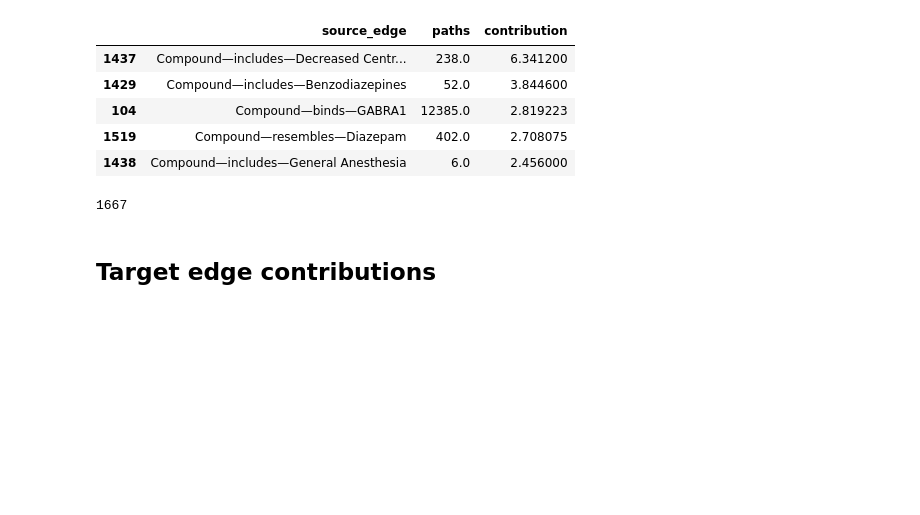
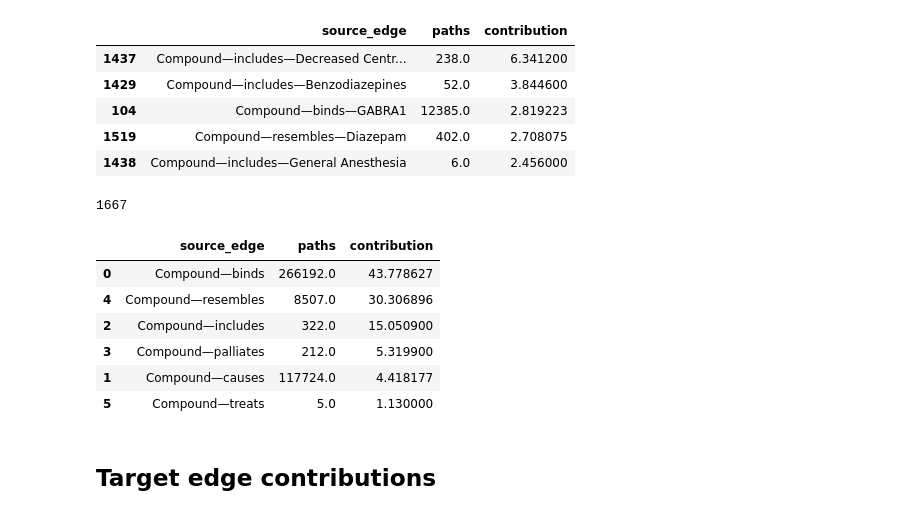
Before and after one commit to dhimmel/rephetio, a Jupyter notebook: epilepsy/3.contribution.ipynb, the cells around one changed output. Cells and saved outputs as stored; diff of their text form; code cells hidden in the pictures; blank space fills up the shorter version.

Commit message:
Epilepsy: Metapath and anatomy node contribution

```diff
--- a/epilepsy/3.contribution.ipynb
+++ b/epilepsy/3.contribution.ipynb
@@ -66,6 +84,22 @@ source_df.to_csv('data/source-edge-contributions.tsv', sep='\t', index=False, fl
 len(source_df)
 # %% [output]
 1667
+# %%
+# Source metaedge contributions
+(path_df
+    .assign(source_edge = path_df.source_edge.map(lambda x: 'Compound—' + x.split('—')[1]))
+    .groupby('source_edge')
+    .apply(summarize).reset_index()
+    .sort_values('contribution', ascending=False)
+)
+# %% [output]
+|  | source_edge | paths | contribution |
+| 0 | Compound—binds | 266192.0 | 43.778627 |
+| 4 | Compound—resembles | 8507.0 | 30.306896 |
+| 2 | Compound—includes | 322.0 | 15.050900 |
+| 3 | Compound—palliates | 212.0 | 5.319900 |
+| 1 | Compound—causes | 117724.0 | 4.418177 |
+| 5 | Compound—treats | 5.0 | 1.130000 |
 # %% [markdown]
 ## Target edge contributions
 # %%
```
Also changed, not shown: parts of 9 cells of this notebook, 2 other files.
